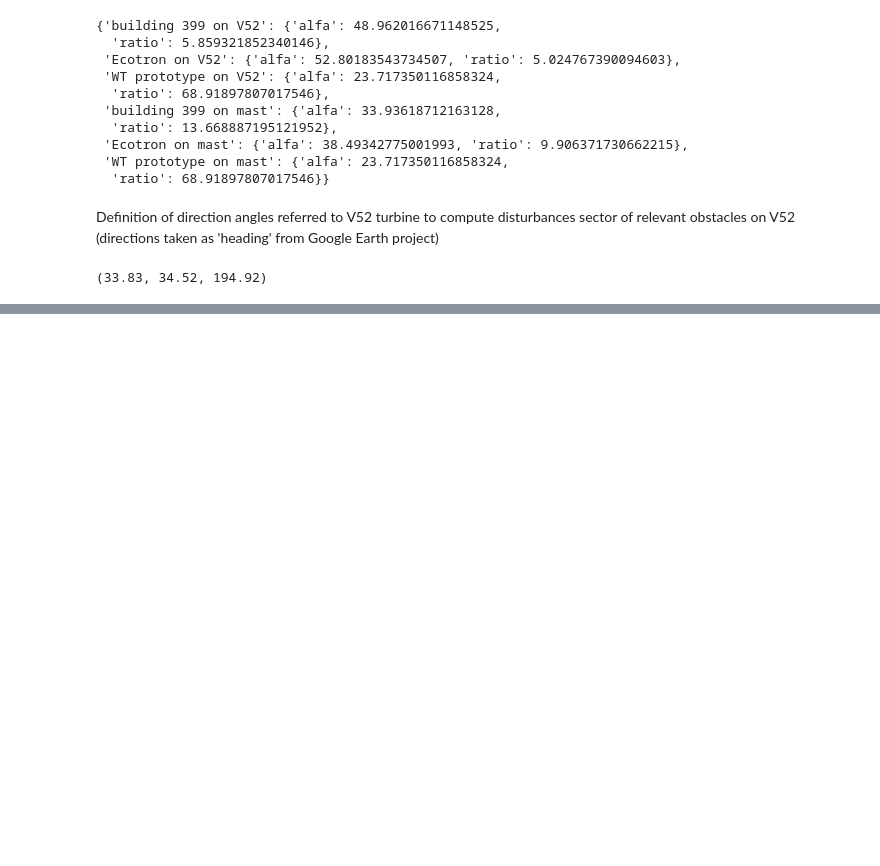
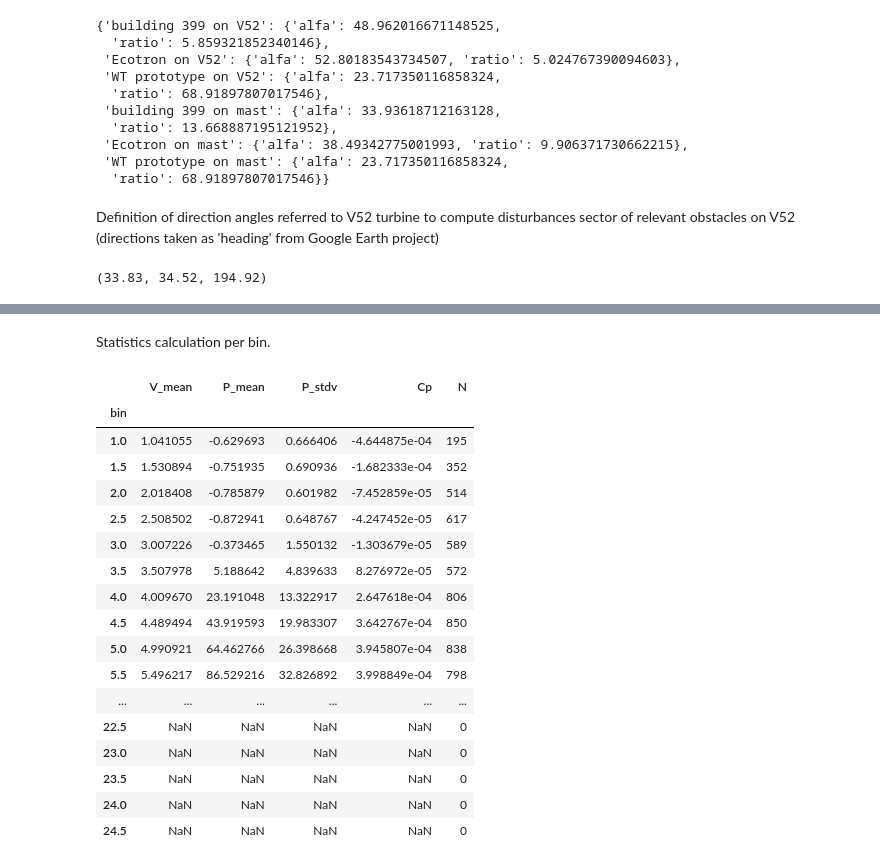
Before and after one commit to s254253/46400-WTMT, a Jupyter notebook: assignment3/question1.ipynb, the cells around one changed output, grey strips where cells are left out. Cells and saved outputs as stored; diff of their text form; code cells hidden in the pictures; blank space fills up the shorter version.

```diff
--- a/assignment3/question1.ipynb
+++ b/assignment3/question1.ipynb
@@ -217,0 +365,35 @@ dir4, dir5, dir6
+# %% [markdown]
+Statistics calculation per bin.
+# %%
+A = np.pi * (V52diameter / 2) **2   # swept area by blades
+df_filtered['Cp'] = df_filtered['ActPow'] / (0.5 * df_filtered['density'] * A * (df_filtered['Wsp_norm']**3))
+
+grouped = df_filtered.groupby('bin')
+
+power_curve = pd.DataFrame({
+    'V_mean': grouped['Wsp_norm'].mean(),
+    'P_mean': grouped['ActPow'].mean(),
+    'P_stdv': grouped['ActPow_stdev'].mean(),
+    'Cp': grouped['Cp'].mean(),
+    'N': grouped['ActPow'].count()
+})
+power_curve
+# %% [output]
+|  | V_mean | P_mean | P_stdv | Cp | N |
+| bin |  |  |  |  |  |
+| 1.0 | 1.041055 | -0.629693 | 0.666406 | -4.644875e-04 | 195 |
+| 1.5 | 1.530894 | -0.751935 | 0.690936 | -1.682333e-04 | 352 |
+| 2.0 | 2.018408 | -0.785879 | 0.601982 | -7.452859e-05 | 514 |
+| 2.5 | 2.508502 | -0.872941 | 0.648767 | -4.247452e-05 | 617 |
+| 3.0 | 3.007226 | -0.373465 | 1.550132 | -1.303679e-05 | 589 |
+| 3.5 | 3.507978 | 5.188642 | 4.839633 | 8.276972e-05 | 572 |
+| 4.0 | 4.009670 | 23.191048 | 13.322917 | 2.647618e-04 | 806 |
+| 4.5 | 4.489494 | 43.919593 | 19.983307 | 3.642767e-04 | 850 |
+| 5.0 | 4.990921 | 64.462766 | 26.398668 | 3.945807e-04 | 838 |
+| 5.5 | 5.496217 | 86.529216 | 32.826892 | 3.998849e-04 | 798 |
+| ... | ... | ... | ... | ... | ... |
+| 22.5 | NaN | NaN | NaN | NaN | 0 |
+| 23.0 | NaN | NaN | NaN | NaN | 0 |
+| 23.5 | NaN | NaN | NaN | NaN | 0 |
+| 24.0 | NaN | NaN | NaN | NaN | 0 |
+| 24.5 | NaN | NaN | NaN | NaN | 0 |
```
Also changed, not shown: parts of 15 cells of this notebook.
